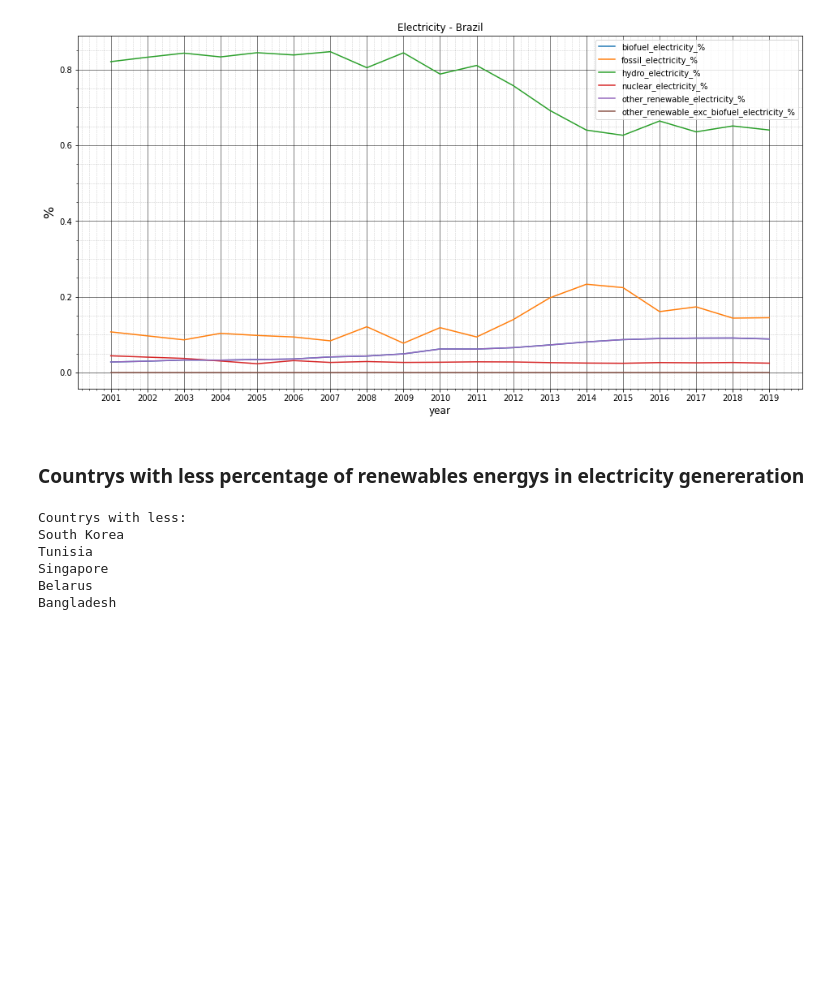
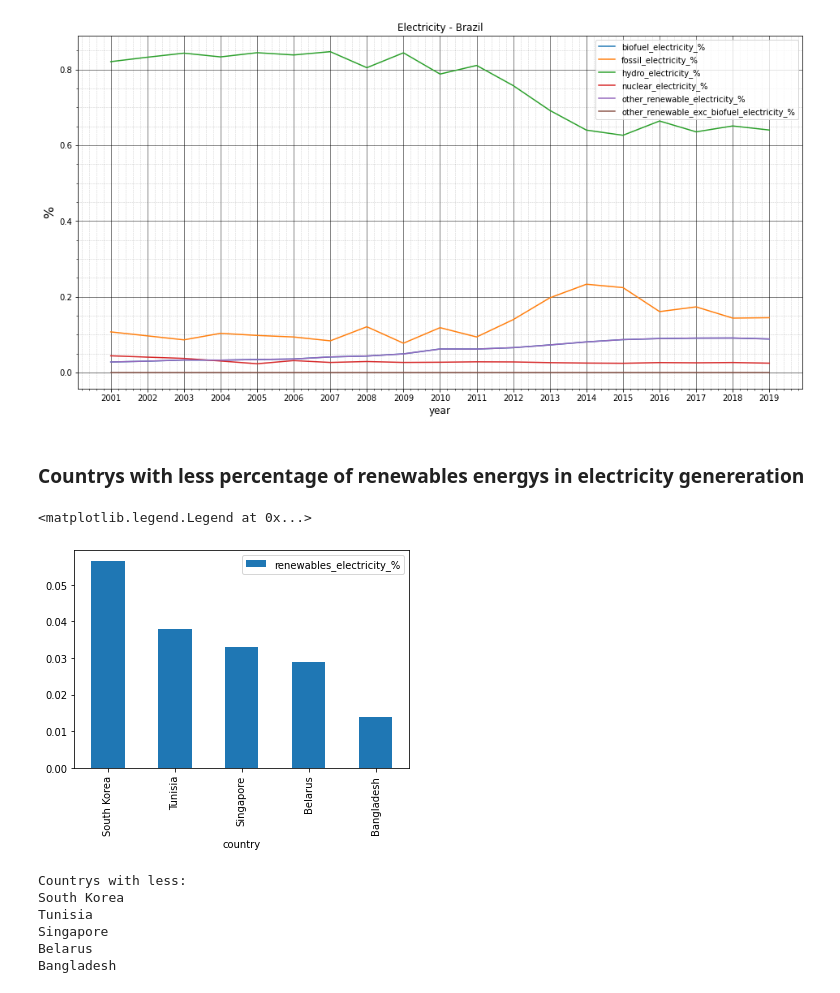
Before and after one commit to MarceloCapeletti/world_energy, a Jupyter notebook: World_Energy.ipynb, the cells around one changed output. Cells and saved outputs as stored; diff of their text form; code cells hidden in the pictures; blank space fills up the shorter version.

```diff
--- a/World_Energy.ipynb
+++ b/World_Energy.ipynb
@@ -194,6 +209,11 @@ Brazil
 [figure]
 # %% [markdown]
 ### Countrys with less percentage of renewables energys in electricity genereration
+# %%
+df_renewables.sort_values(by=['renewables_electricity_%'],ascending=False)[-5:].plot(kind='bar',x='country',y='renewables_electricity_%').legend(bbox_to_anchor=(1.0, 1.0))
+# %% [output]
+<matplotlib.legend.Legend at 0x...>
+[figure, added]
 # %%
 plt.rcParams.update({'figure.max_open_warning': 0})
 
```
Also changed, not shown: parts of 2 cells of this notebook.
